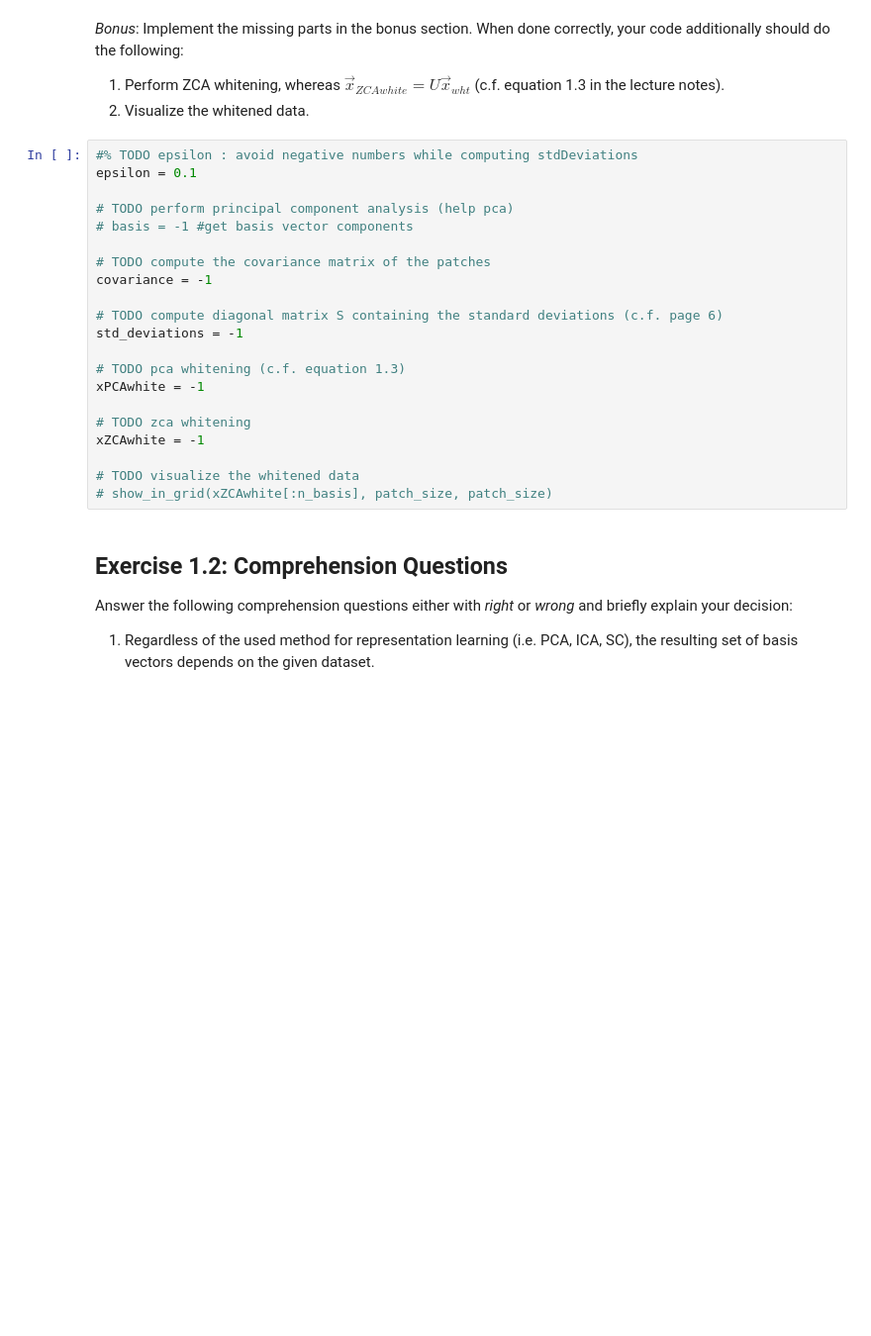
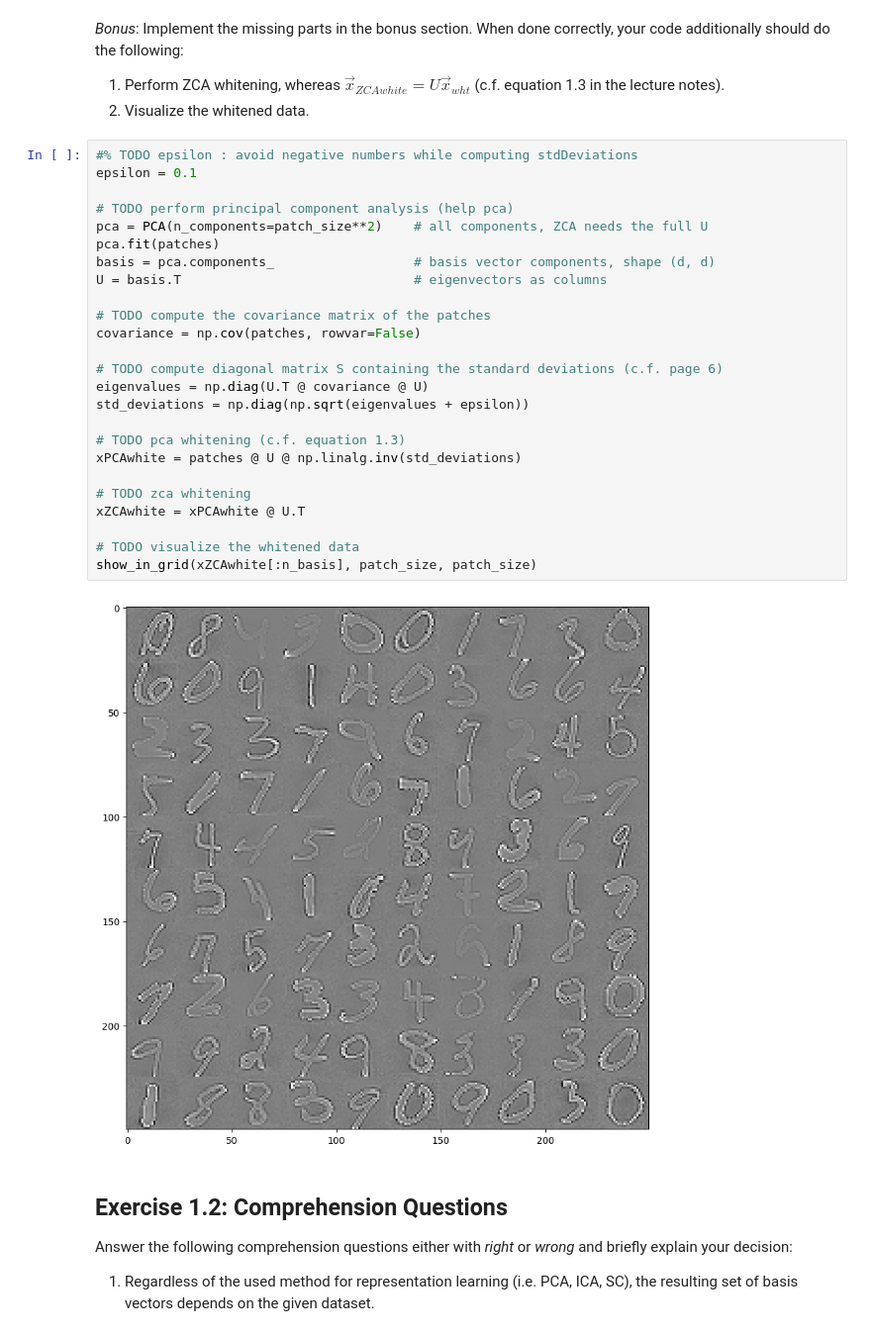
Before and after one commit to shazib111/PCA-ICA-and-Sparse-Coding, a Jupyter notebook: exercise_1.ipynb, the cells around one changed output. Shown at 99% size. Cells and saved outputs as stored; diff of their text form; blank space fills up the shorter version.

```diff
--- a/exercise_1.ipynb
+++ b/exercise_1.ipynb
@@ -236,24 +265,30 @@ show_in_grid(reconstructions, patch_size, patch_size)
 # %%
 #% TODO epsilon : avoid negative numbers while computing stdDeviations
 epsilon = 0.1
 
 # TODO perform principal component analysis (help pca)
-# basis = -1 #get basis vector components
+pca = PCA(n_components=patch_size**2)    # all components, ZCA needs the full U
+pca.fit(patches)
+basis = pca.components_                  # basis vector components, shape (d, d)
+U = basis.T                              # eigenvectors as columns
 
 # TODO compute the covariance matrix of the patches
-covariance = -1
+covariance = np.cov(patches, rowvar=False)
 
 # TODO compute diagonal matrix S containing the standard deviations (c.f. page 6)
-std_deviations = -1
+eigenvalues = np.diag(U.T @ covariance @ U)
+std_deviations = np.diag(np.sqrt(eigenvalues + epsilon))
 
 # TODO pca whitening (c.f. equation 1.3)
-xPCAwhite = -1
+xPCAwhite = patches @ U @ np.linalg.inv(std_deviations)
 
 # TODO zca whitening
-xZCAwhite = -1
+xZCAwhite = xPCAwhite @ U.T
 
 # TODO visualize the whitened data
-# show_in_grid(xZCAwhite[:n_basis], patch_size, patch_size)
+show_in_grid(xZCAwhite[:n_basis], patch_size, patch_size)
+# %% [output]
+[figure, added]
 # %% [markdown]
 ## Exercise 1.2: Comprehension Questions
 
```
Also changed, not shown: parts of 5 cells of this notebook.
